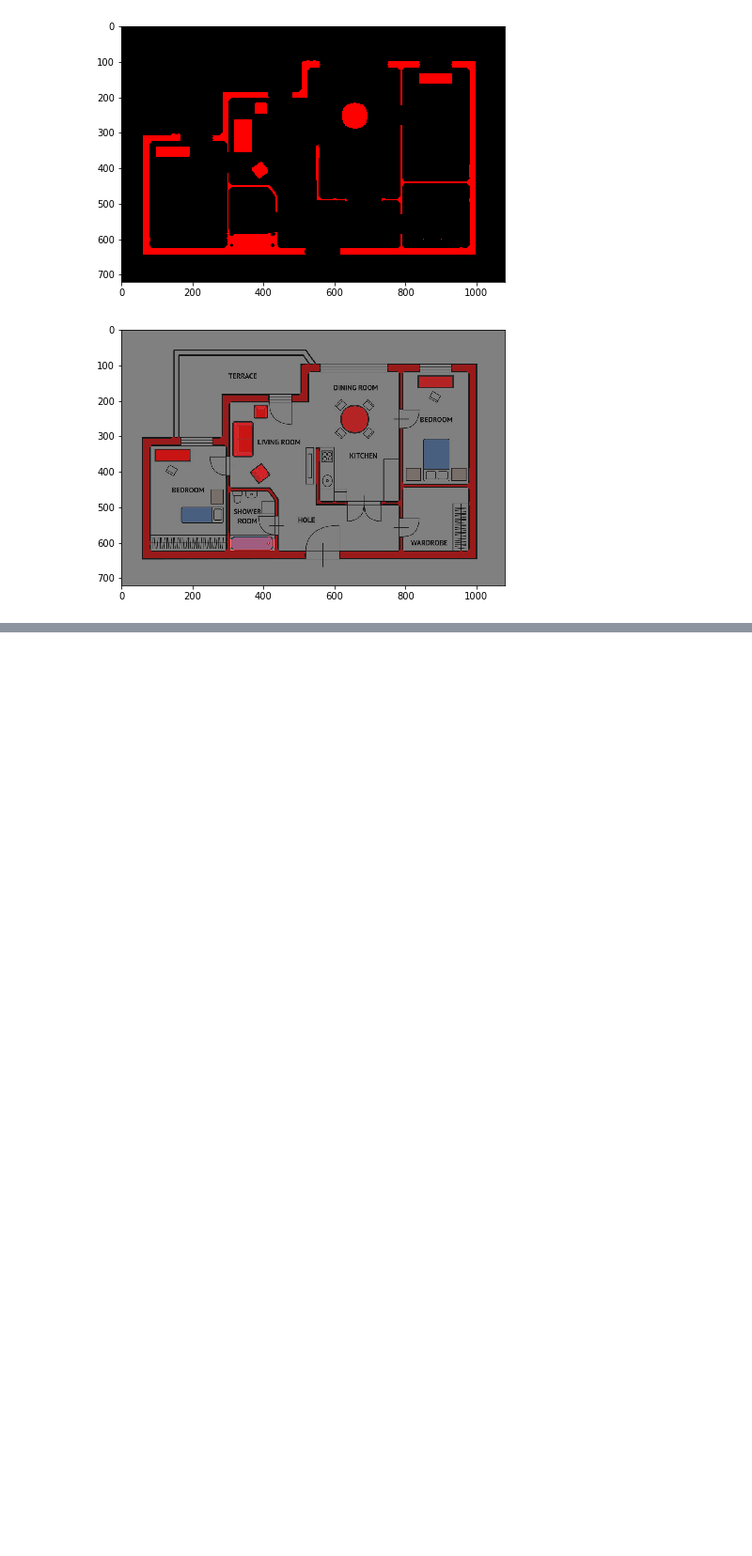
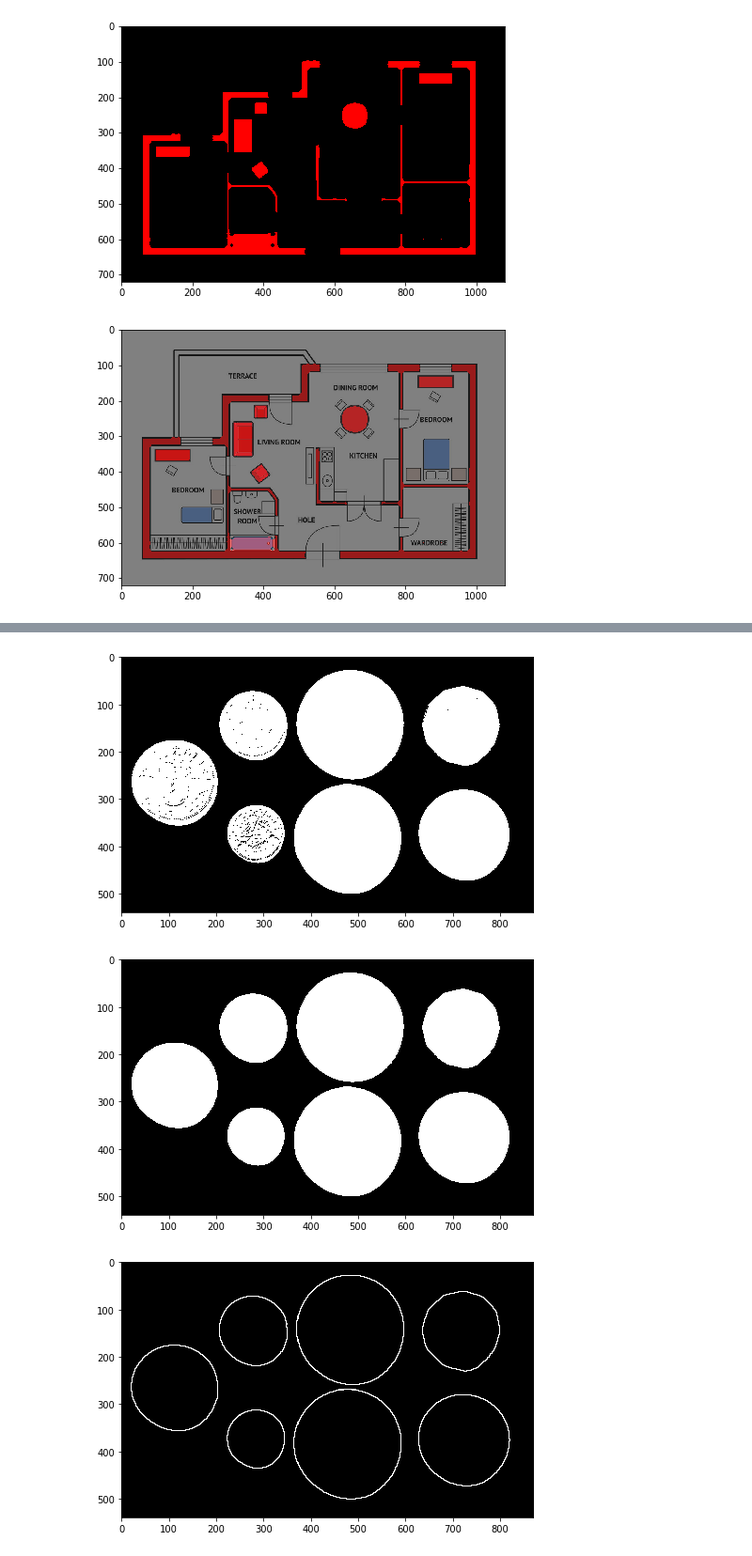
Before and after one commit to loftmain/opencv_project, a Jupyter notebook: opencv_day5.ipynb, the cells around one changed output, grey strips where cells are left out. Shown at 94% size. Cells and saved outputs as stored; diff of their text form; code cells hidden in the pictures; blank space fills up the shorter version.

```diff
--- a/opencv_day5.ipynb
+++ b/opencv_day5.ipynb
@@ -264,0 +295,20 @@ imshow("", dst2)
+# %%
+src = cv2.imread('img/coins.png', cv2.IMREAD_GRAYSCALE)
+_, src_bin = cv2.threshold(src, 0, 255, cv2.THRESH_BINARY | cv2.THRESH_OTSU)
+# 골격화 x
+src_bin = 255 - src_bin
+imshow("", src_bin)
+
+dst1 = cv2.morphologyEx(src_bin, cv2.MORPH_CLOSE, None, iterations=2)
+imshow("", dst1)
+
+dst1 = cv2.morphologyEx(dst1, cv2.MORPH_GRADIENT, None)
+imshow("", dst1)
+
+# 외곽선 강조
+dst1 = cv2.dilate(dst1, None, iterations=3)
+imshow("", dst1)
+# %% [output]
+[figure, added]
+[figure, added]
+[figure, added]
```
Also changed, not shown: parts of 19 cells of this notebook, 3 other files.
